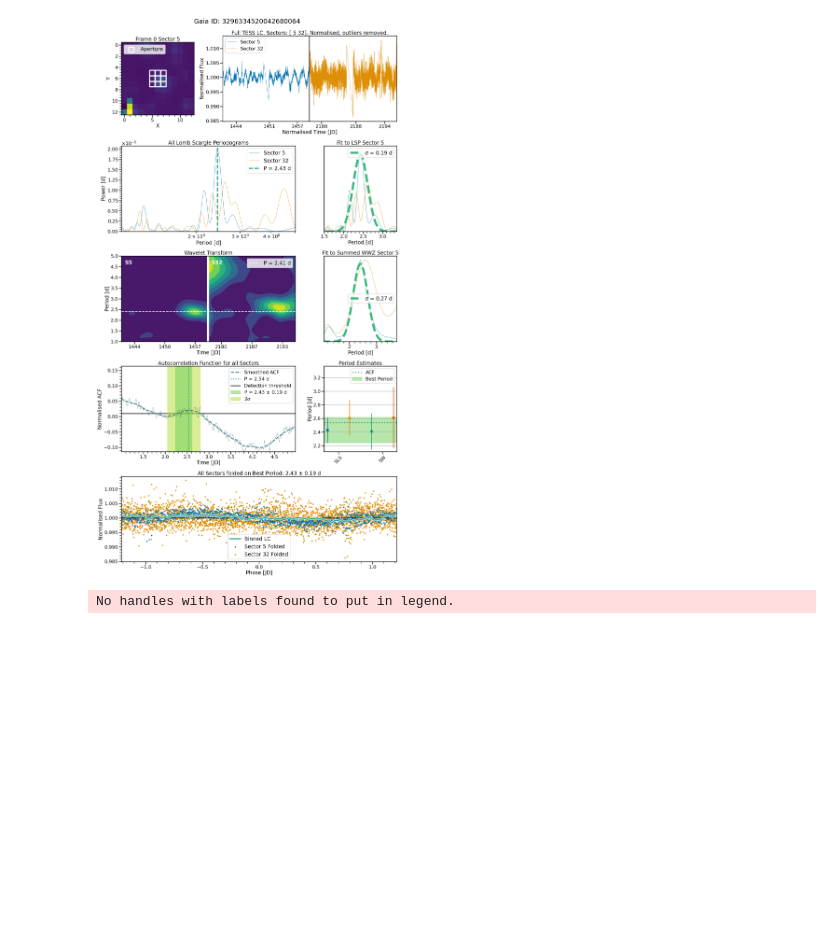
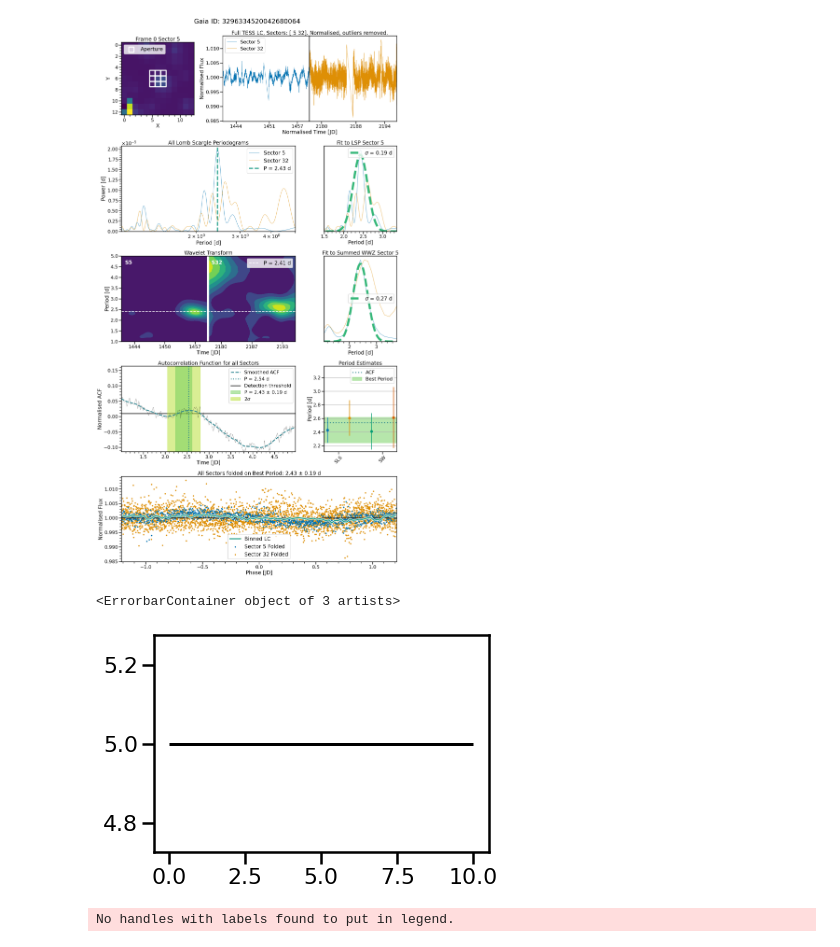
Before and after one commit to ojhall94/michael, a Jupyter notebook: Examples/Example.ipynb, the cells around one changed output. Drawn from its saved outputs; the diff is of its cells as text; code cells hidden in the pictures; blank space fills up the shorter version.

```diff
--- a/Examples/Example.ipynb
+++ b/Examples/Example.ipynb
@@ -55,6 +55,11 @@ No other flags raised.
 # %%
 import seaborn as sns
 cmap = sns.color_palette('viridis', 8)
+# %%
+plt.errorbar(5, 5, xerr=5, color='k')
+# %% [output]
+<ErrorbarContainer object of 3 artists>
+[figure, added]
 # %%
 from scipy import interpolate
 import lightkurve as lk
```
Also changed, not shown: 1 other file.
